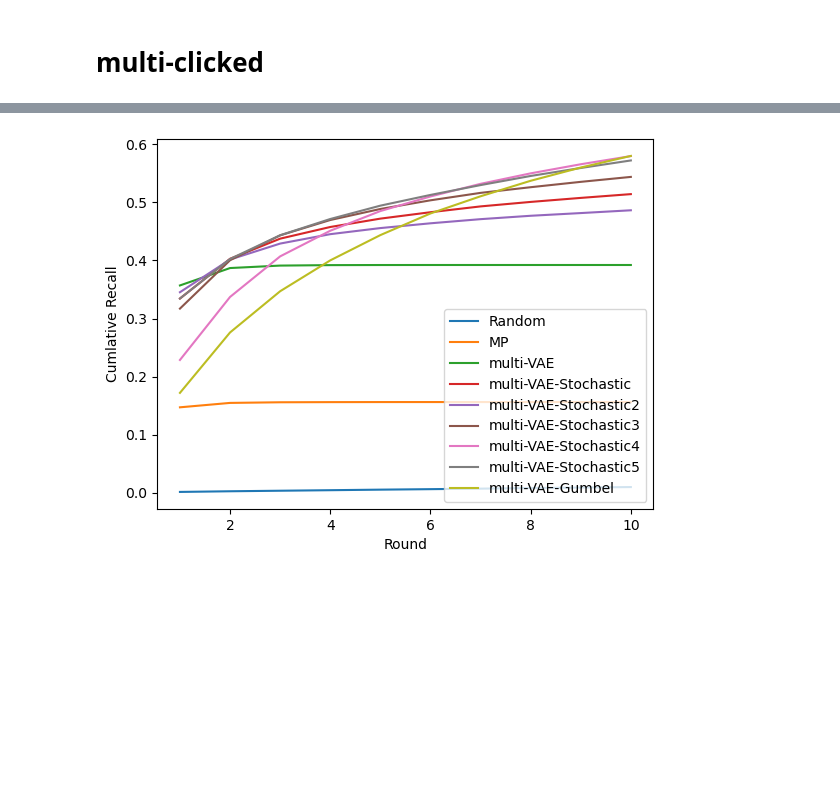
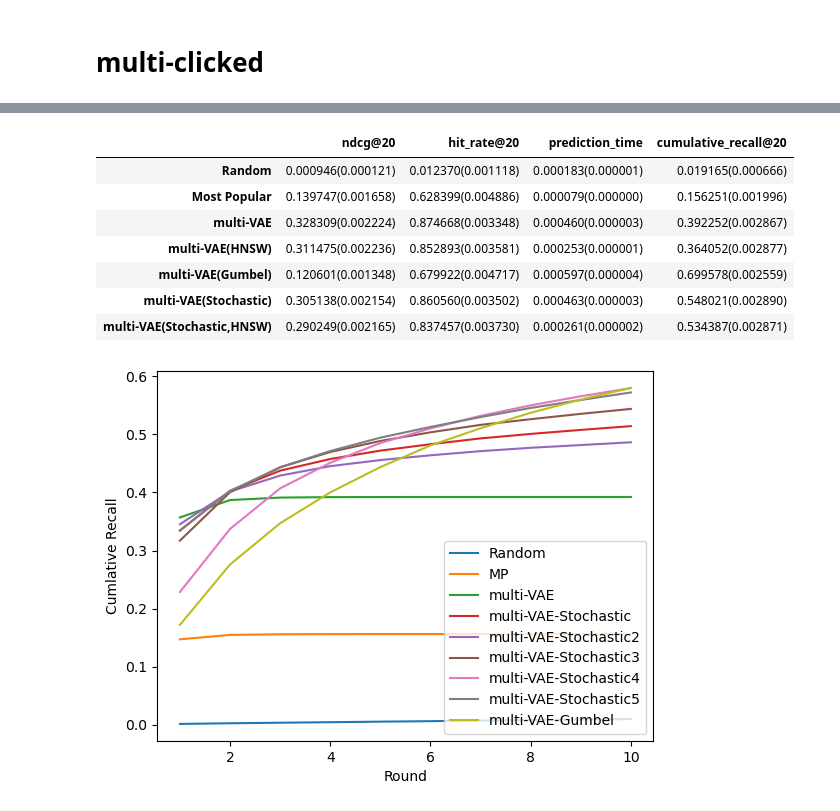
Before and after one commit to h-cno/vae-cf-pytorch, a Jupyter notebook: run-expectation.ipynb, the cells around one changed output, grey strips where cells are left out. Saved outputs shown, nothing was run; the diff lists cells and outputs as text; code cells hidden in the pictures; blank space fills up the shorter version.

```diff
--- a/run-expectation.ipynb
+++ b/run-expectation.ipynb
@@ -4049,0 +4077,25 @@ n_test_users:9782
+# %%
+results_all = []
+for method_name, method_dic in results_dic.items():
+    results = []
+    for metric_name, metric_list in method_dic["metrics"].items():
+        if metric_name == "prediction_time":
+            metric_list = np.array(metric_list)
+            results.append("{:8f}({:8f})".format(np.sum(metric_list)/(n_test_users*Nrec), np.std(np.dot(metric_list, np.diag(1/np.array(users_dic['n_batch_users']))))/np.sqrt(metric_list.shape[0]*metric_list.shape[1])))
+        elif metric_name == "cumulative_recall@{}".format(K):
+            metric_list = metric_list[-1]
+            results.append("{:4f}({:4f})".format(np.mean(metric_list), np.std(metric_list)/np.sqrt(metric_list.shape[0])))
+        else:
+            results.append("{:4f}({:4f})".format(np.mean(metric_list[0]), np.std(metric_list[0])/np.sqrt(len(metric_list[0]))))
+    results_all.append(results)
+results_all = pd.DataFrame(results_all, columns=metric_names, index=method_names)
+results_all
+# %% [output]
+|  | ndcg@20 | hit_rate@20 | prediction_time | cumulative_recall@20 |
+| Random | 0.000946(0.000121) | 0.012370(0.001118) | 0.000183(0.000001) | 0.019165(0.000666) |
+| Most Popular | 0.139747(0.001658) | 0.628399(0.004886) | 0.000079(0.000000) | 0.156251(0.001996) |
+| multi-VAE | 0.328309(0.002224) | 0.874668(0.003348) | 0.000460(0.000003) | 0.392252(0.002867) |
+| multi-VAE(HNSW) | 0.311475(0.002236) | 0.852893(0.003581) | 0.000253(0.000001) | 0.364052(0.002877) |
+| multi-VAE(Gumbel) | 0.120601(0.001348) | 0.679922(0.004717) | 0.000597(0.000004) | 0.699578(0.002559) |
+| multi-VAE(Stochastic) | 0.305138(0.002154) | 0.860560(0.003502) | 0.000463(0.000003) | 0.548021(0.002890) |
+| multi-VAE(Stochastic,HNSW) | 0.290249(0.002165) | 0.837457(0.003730) | 0.000261(0.000002) | 0.534387(0.002871) |
```
Also changed, not shown: parts of 15 cells of this notebook.
